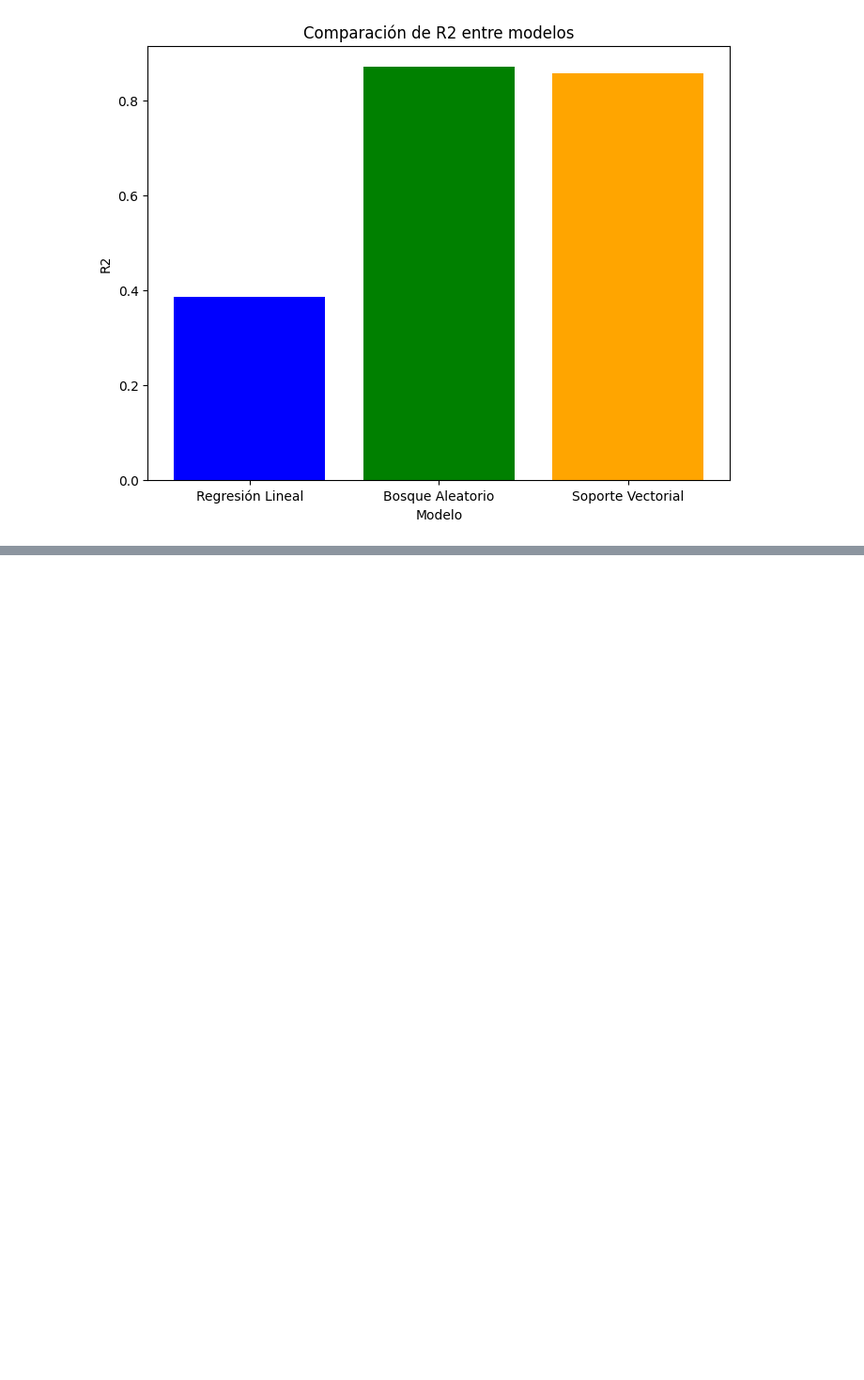
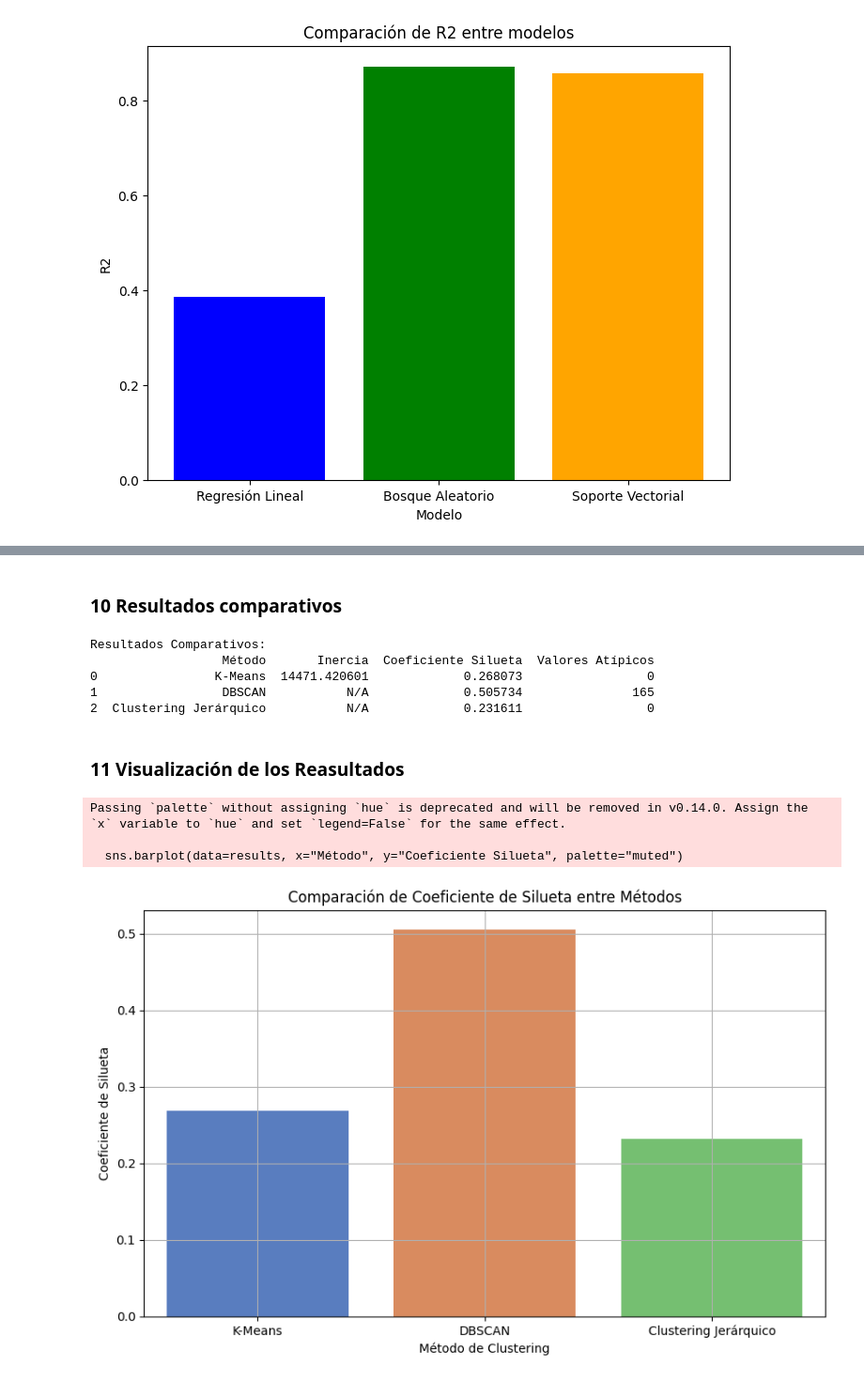
Before and after one commit to palberth/CienciaDatos-MASDI, a Jupyter notebook: Activida_8_ciencia_de_datos.ipynb, the cells around one changed output, grey strips where cells are left out. Shown at 94% size. Saved outputs shown, nothing was run; the diff lists cells and outputs as text; code cells hidden in the pictures; blank space fills up the shorter version.

```diff
--- a/Activida_8_ciencia_de_datos.ipynb
+++ b/Activida_8_ciencia_de_datos.ipynb
@@ -402,0 +432,6 @@ for metric in metrics:
+# %%
+# DBSCAN clustering
+dbscan = DBSCAN(eps=1.5, min_samples=10)
+dbscan_labels = dbscan.fit_predict(features_scaled)
+silhouette_dbscan = silhouette_score(features_scaled, dbscan_labels, metric="euclidean")
+outliers_dbscan = np.sum(dbscan_labels == -1)
@@ -402,0 +454,38 @@ for metric in metrics:
+# %%
+# Corte jerárquico
+jerarquico_labels = fcluster(linkage_matrix, t=4, criterion='maxclust')
+silhouette_jerarquico = silhouette_score(features_scaled, jerarquico_labels)
+# %% [markdown]
+### 10 Resultados comparativos
+# %%
+# Resultados Comparativos
+results = pd.DataFrame({
+    "Método": ["K-Means", "DBSCAN", "Clustering Jerárquico"],
+    "Inercia": [inertia_kmeans, "N/A", "N/A"],
+    "Coeficiente Silueta": [silhouette_kmeans, silhouette_dbscan, silhouette_jerarquico],
+    "Valores Atípicos": [0, outliers_dbscan, 0]
+})
+print("\nResultados Comparativos:")
+print(results)
+# %% [output]
+Resultados Comparativos:
+                  Método       Inercia  Coeficiente Silueta  Valores Atípicos
+0                K-Means  14471.420601             0.268073                 0
+1                 DBSCAN           N/A             0.505734               165
+2  Clustering Jerárquico           N/A             0.231611                 0
+# %% [markdown]
+### 11 Visualización de los Reasultados
+# %%
+# Visualización de resultados
+plt.figure(figsize=(10, 6))
+sns.barplot(data=results, x="Método", y="Coeficiente Silueta", palette="muted")
+plt.title("Comparación de Coeficiente de Silueta entre Métodos")
+plt.xlabel("Método de Clustering")
+plt.ylabel("Coeficiente de Silueta")
+plt.grid(True)
+plt.show()
+# %% [output]
+Passing `palette` without assigning `hue` is deprecated and will be removed in v0.14.0. Assign the `x` variable to `hue` and set `legend=False` for the same effect.
+
+  sns.barplot(data=results, x="Método", y="Coeficiente Silueta", palette="muted")
+[figure, added]
```
Also changed, not shown: parts of 9 cells of this notebook.
